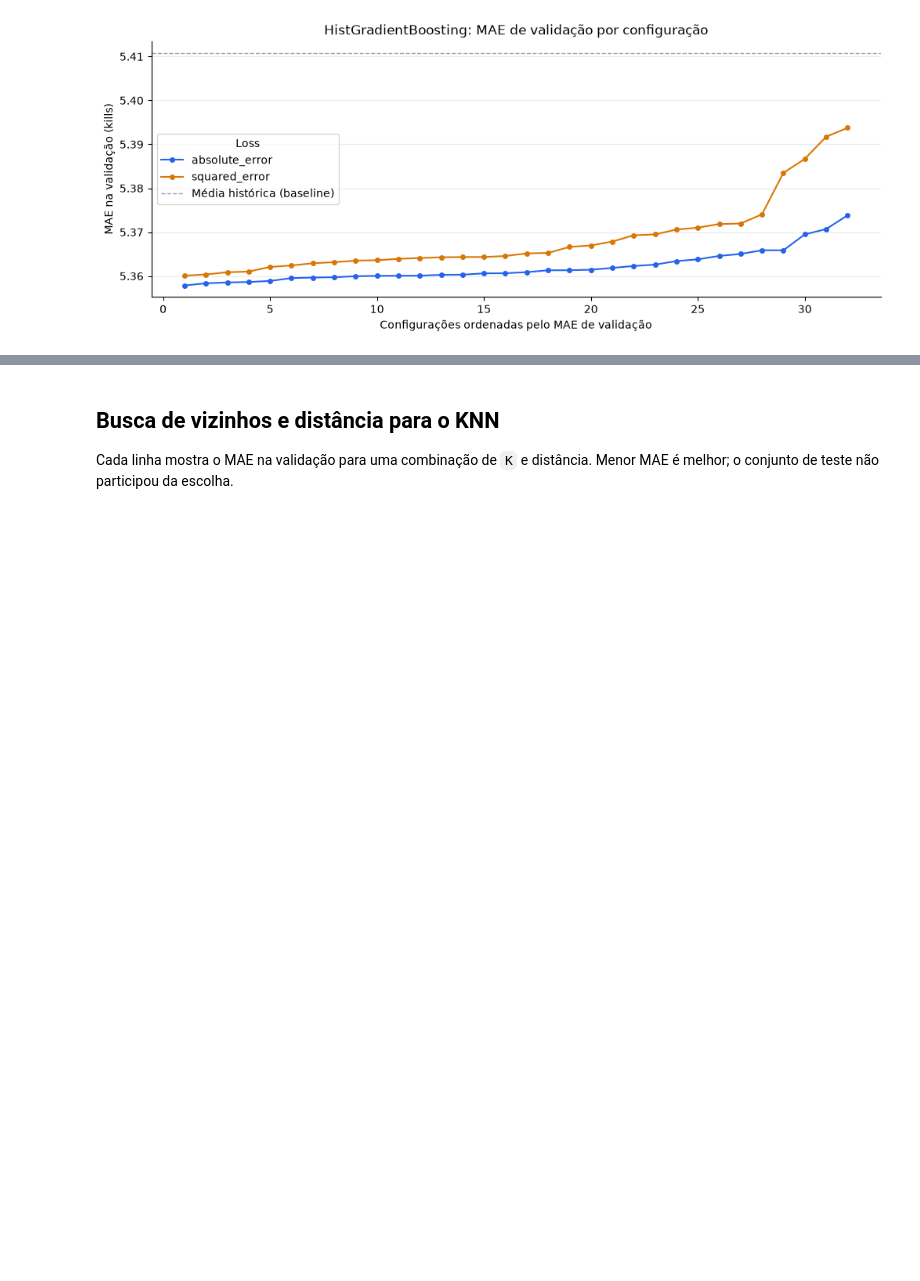
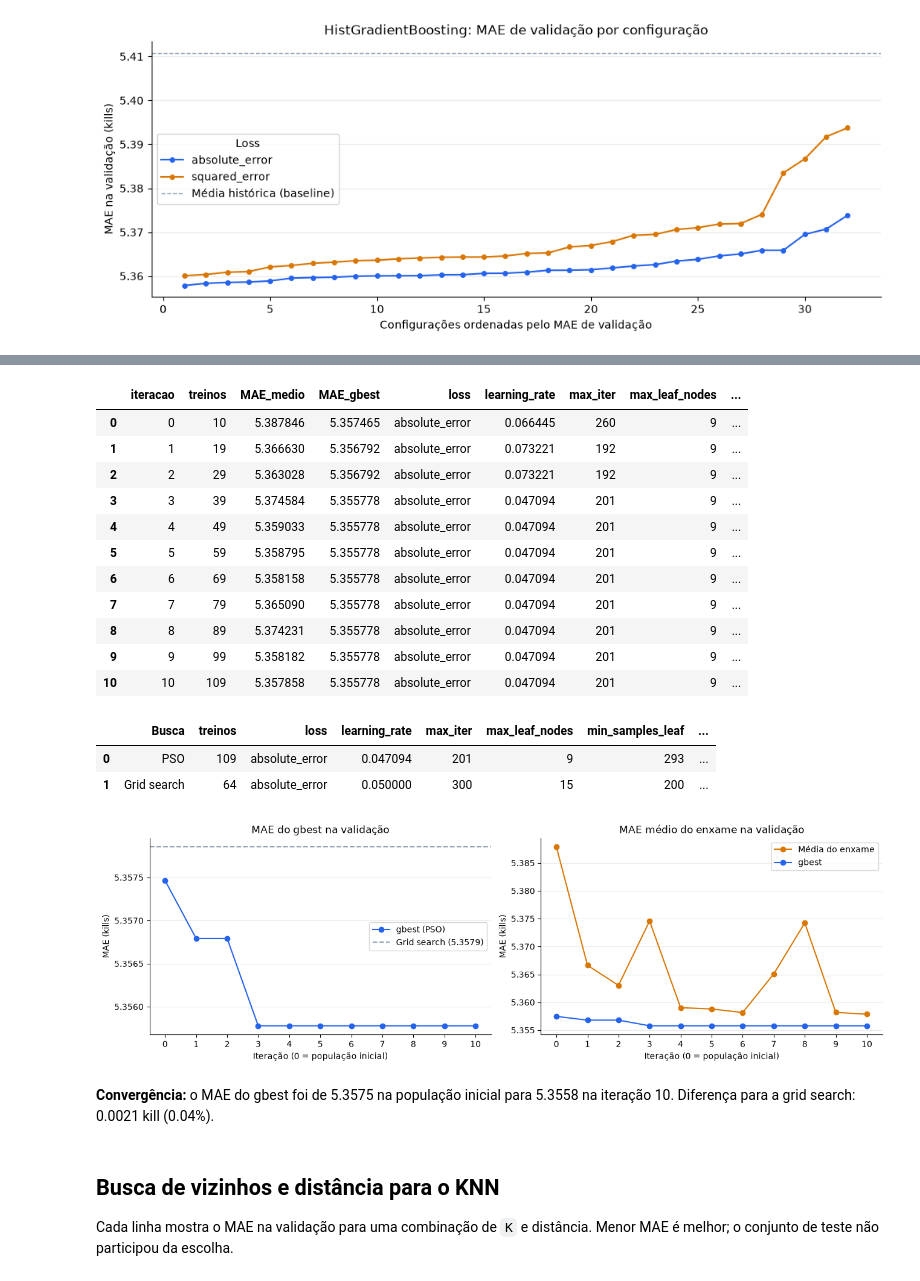
Before and after one commit to lucasccesar/Projeto-IA, a Jupyter notebook: notebooks/06_visualizacao_metricas.ipynb, the cells around one changed output, grey strips where cells are left out. Drawn from its saved outputs; the diff is of its cells as text; code cells hidden in the pictures; blank space fills up the shorter version.

```diff
--- a/notebooks/06_visualizacao_metricas.ipynb
+++ b/notebooks/06_visualizacao_metricas.ipynb
@@ -308,3 +325,58 @@ plt.show()
+# %%
+historico_pso = dados['historico_pso']
+pso = dados['hgb_pso'].iloc[0]
+grid = dados['hgb'].nsmallest(1, 'MAE').iloc[0]
+display(historico_pso)
+
+comparacao_busca = pd.DataFrame([
+    {'Busca': 'PSO', 'treinos': historico_pso['treinos'].iloc[-1],
+     **pso[parametros_hgb], **pso[['MAE', 'RMSE', 'R2']]},
+    {'Busca': 'Grid search', 'treinos': len(dados['busca_hgb']),
+     **grid[parametros_hgb], **grid[['MAE', 'RMSE', 'R2']]},
+])
+display(comparacao_busca)
+
+fig, (eixo_gbest, eixo_enxame) = plt.subplots(1, 2, figsize=(13, 4), layout='constrained')
+iteracoes = historico_pso['iteracao']
+eixo_gbest.plot(iteracoes, historico_pso['MAE_gbest'], marker='o', color='#2563eb', label='gbest (PSO)')
+eixo_gbest.axhline(grid['MAE'], color='#94a3b8', linestyle='--', label=f"Grid search ({grid['MAE']:.4f})")
+eixo_gbest.set_title('MAE do gbest na validação')
+eixo_enxame.plot(iteracoes, historico_pso['MAE_medio'], marker='o', color='#d97706', label='Média do enxame')
+eixo_enxame.plot(iteracoes, historico_pso['MAE_gbest'], marker='o', color='#2563eb', label='gbest')
+eixo_enxame.set_title('MAE médio do enxame na validação')
+for eixo in (eixo_gbest, eixo_enxame):
+    eixo.set_xlabel('Iteração (0 = população inicial)')
+    eixo.set_ylabel('MAE (kills)')
+    eixo.set_xticks(iteracoes)
+    eixo.grid(axis='y', alpha=0.25)
+    eixo.legend()
+    eixo.spines[['top', 'right']].set_visible(False)
+plt.show()
+
+inicial, final = historico_pso['MAE_gbest'].iloc[0], historico_pso['MAE_gbest'].iloc[-1]
+display(Markdown(
+    f'**Convergência:** o MAE do gbest foi de {inicial:.4f} na população inicial para {final:.4f} '
+    f"na iteração {iteracoes.iloc[-1]}. Diferença para a grid search: {grid['MAE'] - final:.4f} kill "
+    f'({(grid["MAE"] - final) / grid["MAE"]:.2%}).'
+))
+# %% [output]
+|  | iteracao | treinos | MAE_medio | MAE_gbest | loss | learning_rate | max_iter | max_leaf_nodes | ... |
+| 0 | 0 | 10 | 5.387846 | 5.357465 | absolute_error | 0.066445 | 260 | 9 | ... |
+| 1 | 1 | 19 | 5.366630 | 5.356792 | absolute_error | 0.073221 | 192 | 9 | ... |
+| 2 | 2 | 29 | 5.363028 | 5.356792 | absolute_error | 0.073221 | 192 | 9 | ... |
+| 3 | 3 | 39 | 5.374584 | 5.355778 | absolute_error | 0.047094 | 201 | 9 | ... |
+| 4 | 4 | 49 | 5.359033 | 5.355778 | absolute_error | 0.047094 | 201 | 9 | ... |
+| 5 | 5 | 59 | 5.358795 | 5.355778 | absolute_error | 0.047094 | 201 | 9 | ... |
+| 6 | 6 | 69 | 5.358158 | 5.355778 | absolute_error | 0.047094 | 201 | 9 | ... |
+| 7 | 7 | 79 | 5.365090 | 5.355778 | absolute_error | 0.047094 | 201 | 9 | ... |
+| 8 | 8 | 89 | 5.374231 | 5.355778 | absolute_error | 0.047094 | 201 | 9 | ... |
+| 9 | 9 | 99 | 5.358182 | 5.355778 | absolute_error | 0.047094 | 201 | 9 | ... |
+| 10 | 10 | 109 | 5.357858 | 5.355778 | absolute_error | 0.047094 | 201 | 9 | ... |
+|  | Busca | treinos | loss | learning_rate | max_iter | max_leaf_nodes | min_samples_leaf | ... |
+| 0 | PSO | 109 | absolute_error | 0.047094 | 201 | 9 | 293 | ... |
+| 1 | Grid search | 64 | absolute_error | 0.050000 | 300 | 15 | 200 | ... |
+[figure, added]
+**Convergência:** o MAE do gbest foi de 5.3575 na população inicial para 5.3558 na iteração 10. Diferença para a grid search: 0.0021 kill (0.04%).
 # %% [markdown]
 ## Busca de vizinhos e distância para o KNN
 
```
Also changed, not shown: parts of 8 cells of this notebook, 6 other files.
